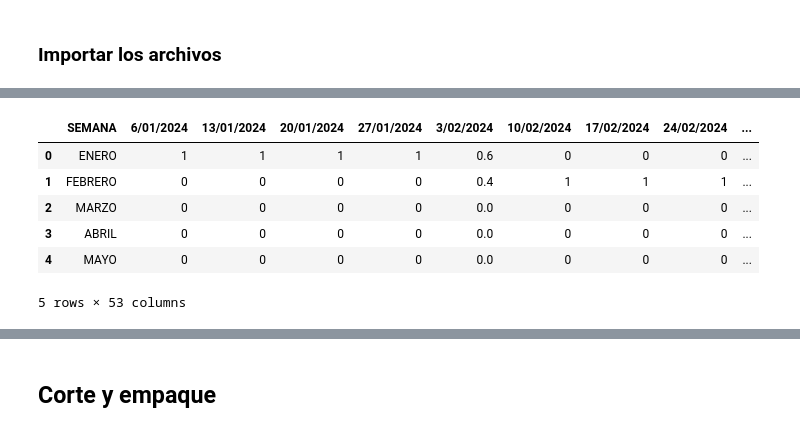
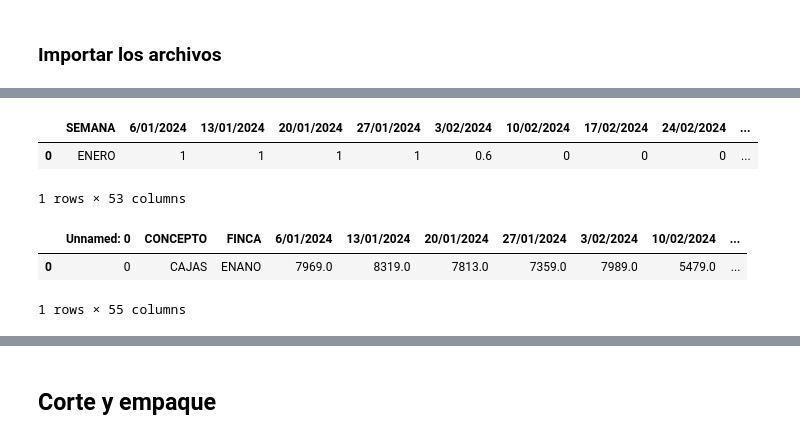
Before and after one commit to ngarrido24/mano_de_obra_agrovid, a Jupyter notebook: mano_de_obra.ipynb, the cells around one changed output, grey strips where cells are left out. Cells and saved outputs as stored; diff of their text form; code cells hidden in the pictures.

```diff
--- a/mano_de_obra.ipynb
+++ b/mano_de_obra.ipynb
@@ -261,10 +263,12 @@ cut_emp.head(3)
 # %%
-volum_distribution.head()
+volum_distribution.head(1)
 # %% [output]
 |  | SEMANA | 6/01/2024 | 13/01/2024 | 20/01/2024 | 27/01/2024 | 3/02/2024 | 10/02/2024 | 17/02/2024 | 24/02/2024 | ... |
 | 0 | ENERO | 1 | 1 | 1 | 1 | 0.6 | 0 | 0 | 0 | ... |
-| 1 | FEBRERO | 0 | 0 | 0 | 0 | 0.4 | 1 | 1 | 1 | ... |
-| 2 | MARZO | 0 | 0 | 0 | 0 | 0.0 | 0 | 0 | 0 | ... |
-| 3 | ABRIL | 0 | 0 | 0 | 0 | 0.0 | 0 | 0 | 0 | ... |
-| 4 | MAYO | 0 | 0 | 0 | 0 | 0.0 | 0 | 0 | 0 | ... |
-5 rows × 53 columns
+1 rows × 53 columns
+# %%
+volum_file.head(1)
+# %% [output]
+|  | Unnamed: 0 | CONCEPTO | FINCA | 6/01/2024 | 13/01/2024 | 20/01/2024 | 27/01/2024 | 3/02/2024 | 10/02/2024 | ... |
+| 0 | 0 | CAJAS | ENANO | 7969.0 | 8319.0 | 7813.0 | 7359.0 | 7989.0 | 5479.0 | ... |
+1 rows × 55 columns
```
Also changed, not shown: parts of 20 cells of this notebook, 1 other file.
